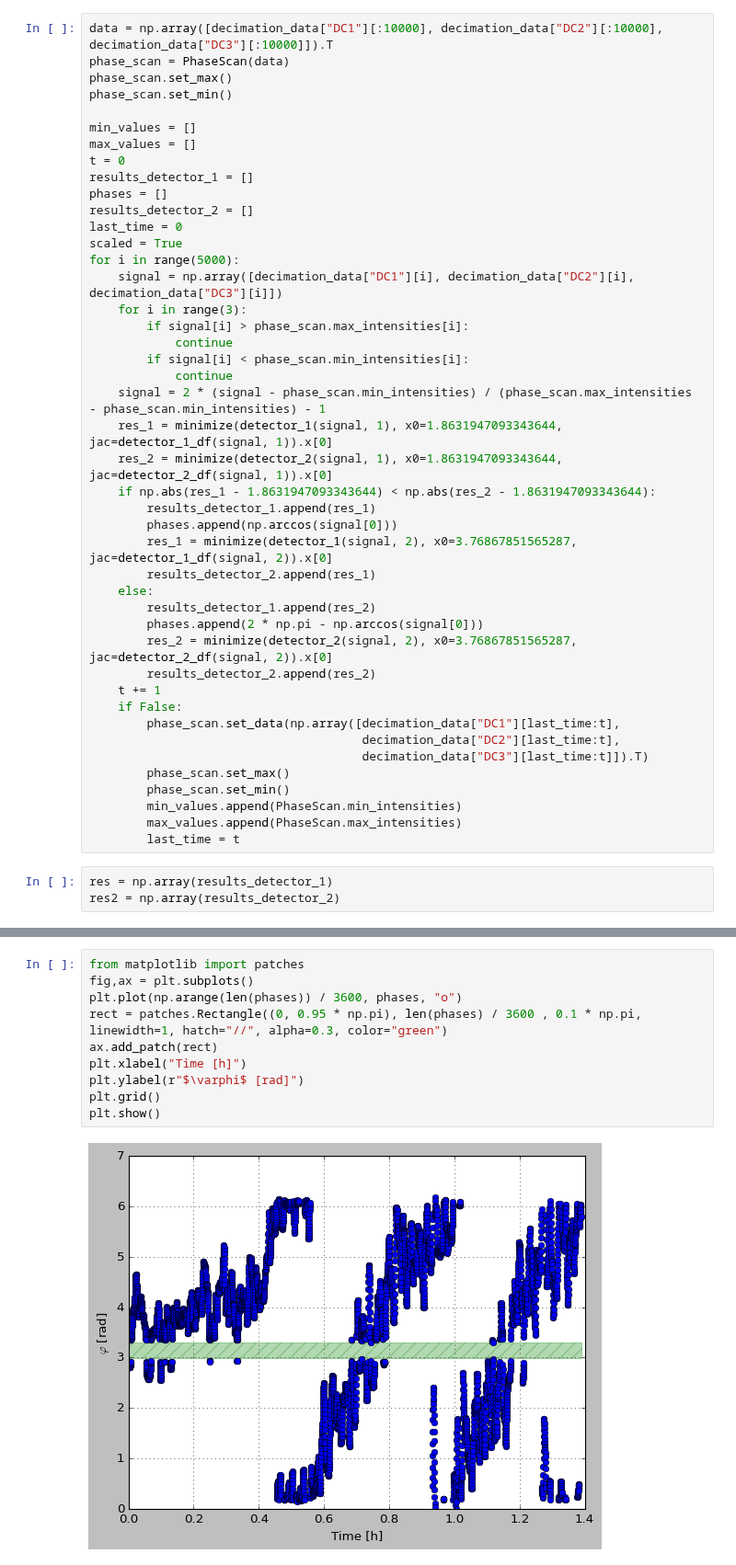
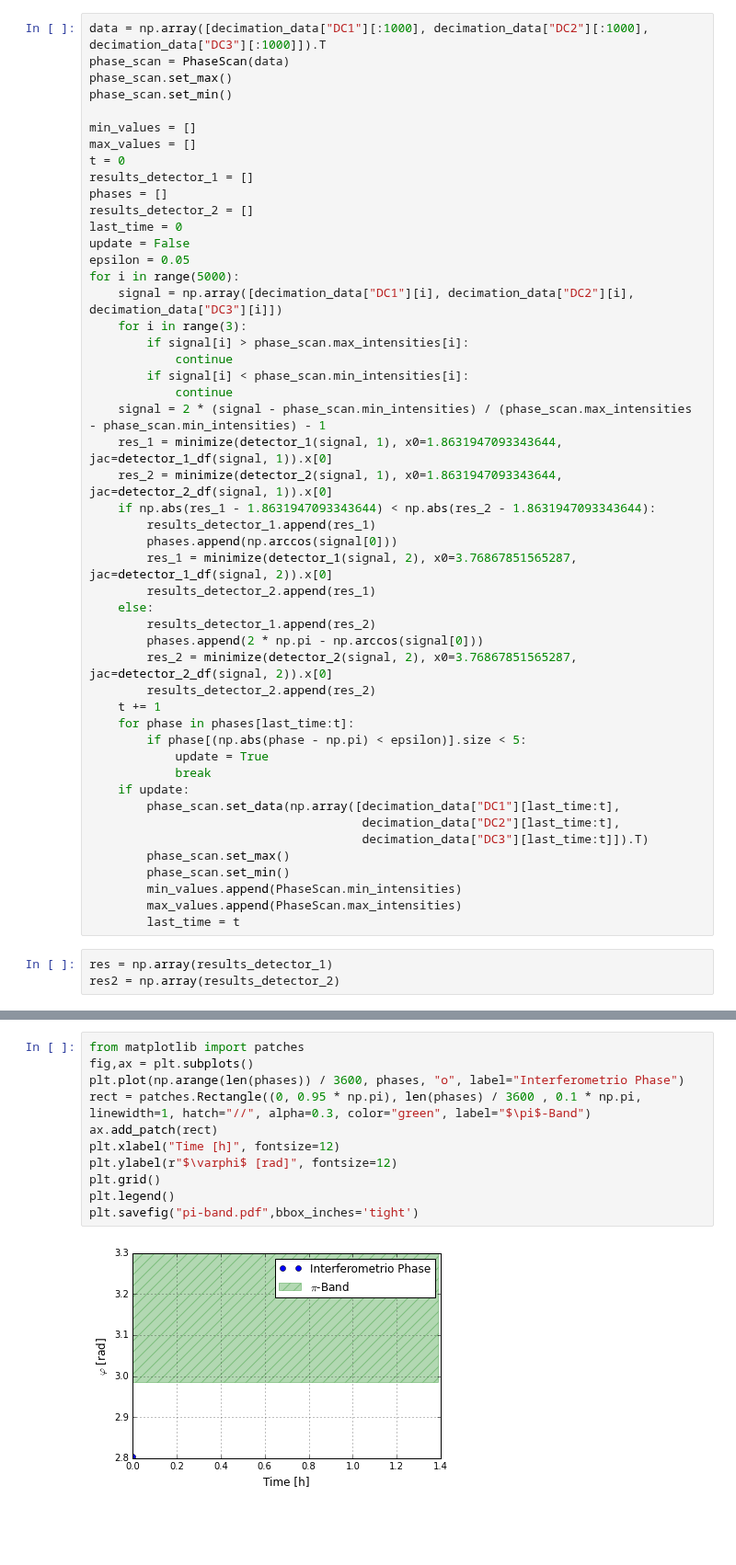
Before and after one commit to bilaljo/MiniPTI, a Jupyter notebook: notebooks/pti.ipynb, the cells around one changed output, grey strips where cells are left out. Shown at 92% size. Cells and saved outputs as stored; diff of their text form; blank space fills up the shorter version.

```diff
--- a/notebooks/pti.ipynb
+++ b/notebooks/pti.ipynb
@@ -165,7 +176,7 @@ def detector_2_df(signal, i):
     phi = 2 * np.pi - np.arccos(signal[0])
     return lambda x: 2 * (np.cos(phi - x) - signal[i]) * np.sin(phi - x)
 # %%
-data = np.array([decimation_data["DC1"][:10000], decimation_data["DC2"][:10000], decimation_data["DC3"][:10000]]).T
+data = np.array([decimation_data["DC1"][:1000], decimation_data["DC2"][:1000], decimation_data["DC3"][:1000]]).T
 phase_scan = PhaseScan(data)
 phase_scan.set_max()
 phase_scan.set_min()
@@ -177,7 +188,8 @@ results_detector_1 = []
 phases = []
 results_detector_2 = []
 last_time = 0
-scaled = True
+update = False
+epsilon = 0.05
 for i in range(5000):
     signal = np.array([decimation_data["DC1"][i], decimation_data["DC2"][i], decimation_data["DC3"][i]])
     for i in range(3):
@@ -199,7 +211,11 @@ for i in range(5000):
         res_2 = minimize(detector_2(signal, 2), x0=3.76867851565287, jac=detector_2_df(signal, 2)).x[0]
         results_detector_2.append(res_2)
     t += 1
-    if False:
+    for phase in phases[last_time:t]:
+        if phase[(np.abs(phase - np.pi) < epsilon)].size < 5:
+            update = True
+            break
+    if update:
         phase_scan.set_data(np.array([decimation_data["DC1"][last_time:t],
                                       decimation_data["DC2"][last_time:t],
                                       decimation_data["DC3"][last_time:t]]).T)
@@ -219,15 +235,16 @@ The $\pi$-Band is in the figure above as green dashed box shown.
 # %%
 from matplotlib import patches
 fig,ax = plt.subplots()
-plt.plot(np.arange(len(phases)) / 3600, phases, "o")
-rect = patches.Rectangle((0, 0.95 * np.pi), len(phases) / 3600 , 0.1 * np.pi, linewidth=1, hatch="//", alpha=0.3, color="green")
+plt.plot(np.arange(len(phases)) / 3600, phases, "o", label="Interferometrio Phase")
+rect = patches.Rectangle((0, 0.95 * np.pi), len(phases) / 3600 , 0.1 * np.pi, linewidth=1, hatch="//", alpha=0.3, color="green", label="$\pi$-Band")
 ax.add_patch(rect)
-plt.xlabel("Time [h]")
-plt.ylabel(r"$\varphi$ [rad]")
+plt.xlabel("Time [h]", fontsize=12)
+plt.ylabel(r"$\varphi$ [rad]", fontsize=12)
 plt.grid()
-plt.show()
+plt.legend()
+plt.savefig("pi-band.pdf",bbox_inches='tight')
 # %% [output]
-[figure, old version]
+[figure, new version]
 # %%
 a = plt.hist(res, bins="auto")
 plt.xlabel("Output Phase [rad]", fontsize=12)
```
Also changed, not shown: parts of 15 cells of this notebook, 4 other files.
